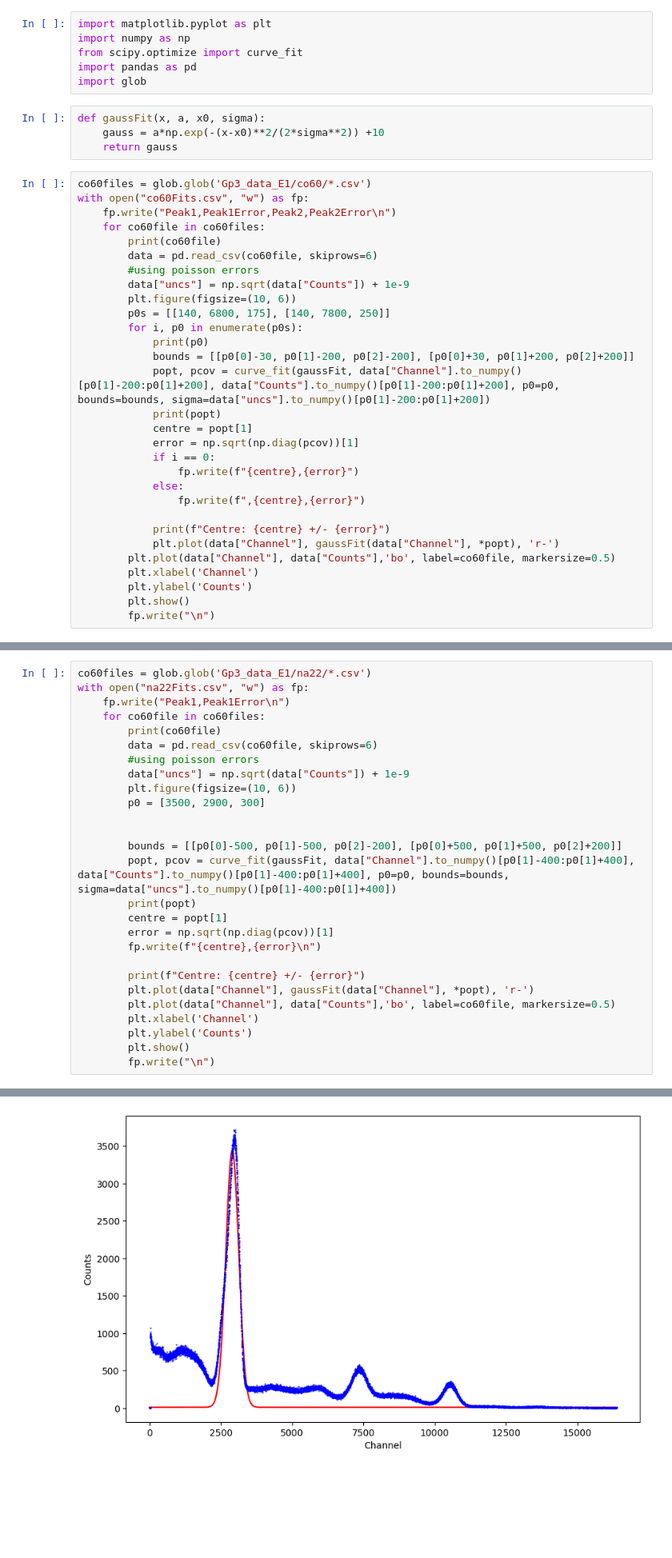
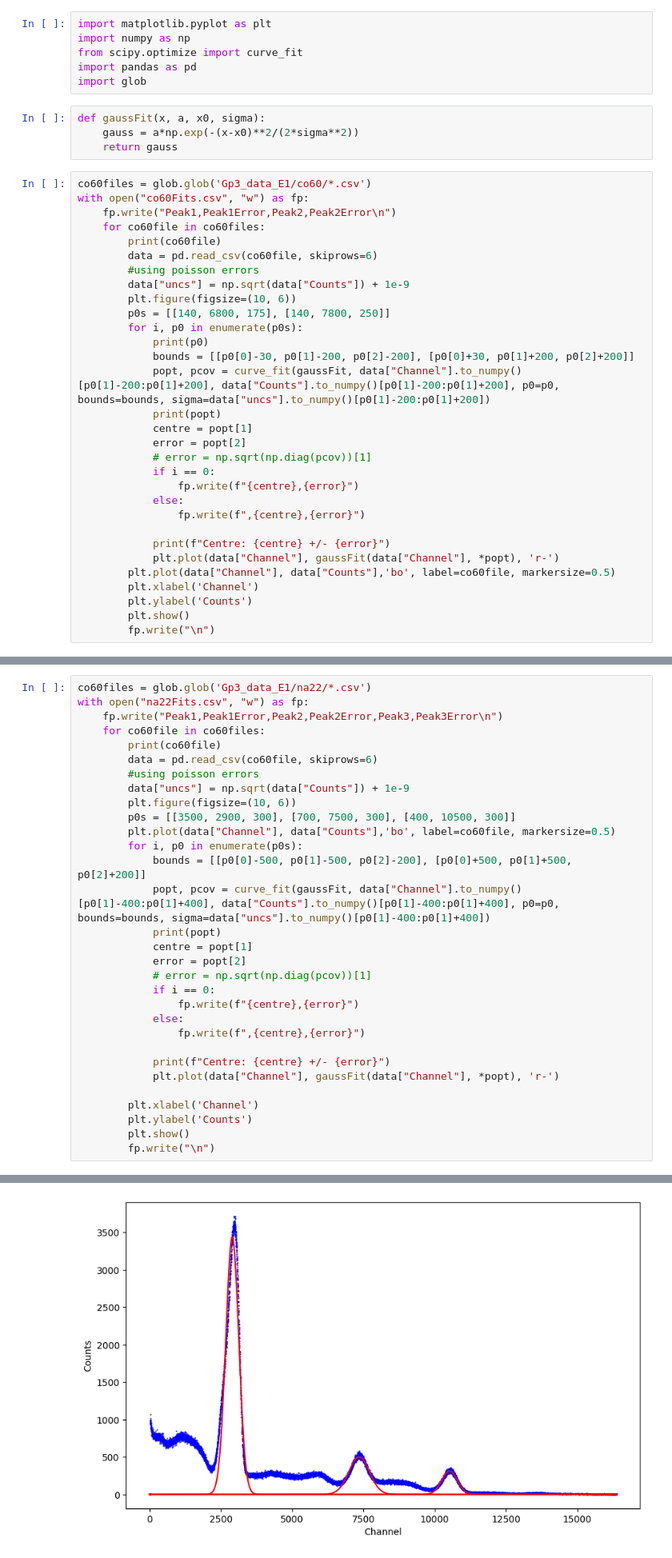
Before and after one commit to Shaquible/ENPH453, a Jupyter notebook: beta/calibrationFits.ipynb, the cells around one changed output, grey strips where cells are left out. Shown: that part at 80% size. Saved outputs shown, nothing was run; the diff lists cells and outputs as text; blank space fills up the shorter version.

Commit message:
finished Data analysis

```diff
--- a/beta/calibrationFits.ipynb
+++ b/beta/calibrationFits.ipynb
@@ -6,7 +6,7 @@ import pandas as pd
 import glob
 # %%
 def gaussFit(x, a, x0, sigma):
-    gauss = a*np.exp(-(x-x0)**2/(2*sigma**2)) +10
+    gauss = a*np.exp(-(x-x0)**2/(2*sigma**2))
     return gauss
 # %%
 co60files = glob.glob('Gp3_data_E1/co60/*.csv')
@@ -25,7 +25,8 @@ with open("co60Fits.csv", "w") as fp:
             popt, pcov = curve_fit(gaussFit, data["Channel"].to_numpy()[p0[1]-200:p0[1]+200], data["Counts"].to_numpy()[p0[1]-200:p0[1]+200], p0=p0, bounds=bounds, sigma=data["uncs"].to_numpy()[p0[1]-200:p0[1]+200])
             print(popt)
             centre = popt[1]
-            error = np.sqrt(np.diag(pcov))[1]
+            error = popt[2]
+            # error = np.sqrt(np.diag(pcov))[1]
             if i == 0:
                 fp.write(f"{centre},{error}")
             else:
@@ -66,26 +67,30 @@ Centre: 7758.125360048478 +/- 2.2196567078388263
 # %%
 co60files = glob.glob('Gp3_data_E1/na22/*.csv')
 with open("na22Fits.csv", "w") as fp:
-    fp.write("Peak1,Peak1Error\n")
+    fp.write("Peak1,Peak1Error,Peak2,Peak2Error,Peak3,Peak3Error\n")
     for co60file in co60files:
         print(co60file)
         data = pd.read_csv(co60file, skiprows=6)
         #using poisson errors
         data["uncs"] = np.sqrt(data["Counts"]) + 1e-9
         plt.figure(figsize=(10, 6))
-        p0 = [3500, 2900, 300]
+        p0s = [[3500, 2900, 300], [700, 7500, 300], [400, 10500, 300]]
+        plt.plot(data["Channel"], data["Counts"],'bo', label=co60file, markersize=0.5)
+        for i, p0 in enumerate(p0s):
+            bounds = [[p0[0]-500, p0[1]-500, p0[2]-200], [p0[0]+500, p0[1]+500, p0[2]+200]]
+            popt, pcov = curve_fit(gaussFit, data["Channel"].to_numpy()[p0[1]-400:p0[1]+400], data["Counts"].to_numpy()[p0[1]-400:p0[1]+400], p0=p0, bounds=bounds, sigma=data["uncs"].to_numpy()[p0[1]-400:p0[1]+400])
+            print(popt)
+            centre = popt[1]
+            error = popt[2]
+            # error = np.sqrt(np.diag(pcov))[1]
+            if i == 0:
+                fp.write(f"{centre},{error}")
+            else:
+                fp.write(f",{centre},{error}")
 
+            print(f"Centre: {centre} +/- {error}")
+            plt.plot(data["Channel"], gaussFit(data["Channel"], *popt), 'r-')
 
-        bounds = [[p0[0]-500, p0[1]-500, p0[2]-200], [p0[0]+500, p0[1]+500, p0[2]+200]]
-        popt, pcov = curve_fit(gaussFit, data["Channel"].to_numpy()[p0[1]-400:p0[1]+400], data["Counts"].to_numpy()[p0[1]-400:p0[1]+400], p0=p0, bounds=bounds, sigma=data["uncs"].to_numpy()[p0[1]-400:p0[1]+400])
-        print(popt)
-        centre = popt[1]
-        error = np.sqrt(np.diag(pcov))[1]
-        fp.write(f"{centre},{error}\n")
-
-        print(f"Centre: {centre} +/- {error}")
-        plt.plot(data["Channel"], gaussFit(data["Channel"], *popt), 'r-')
-        plt.plot(data["Channel"], data["Counts"],'bo', label=co60file, markersize=0.5)
         plt.xlabel('Channel')
         plt.ylabel('Counts')
         plt.show()
@@ -97,2 +106,2 @@ Centre: 2902.0282982684594 +/- 1.3630833491400163
-[figure, old version]
+[figure, new version]
 Gp3_data_E1/na22\Na22_804_2.csv
```
Also changed, not shown: parts of 4 cells of this notebook, 5 other files.
